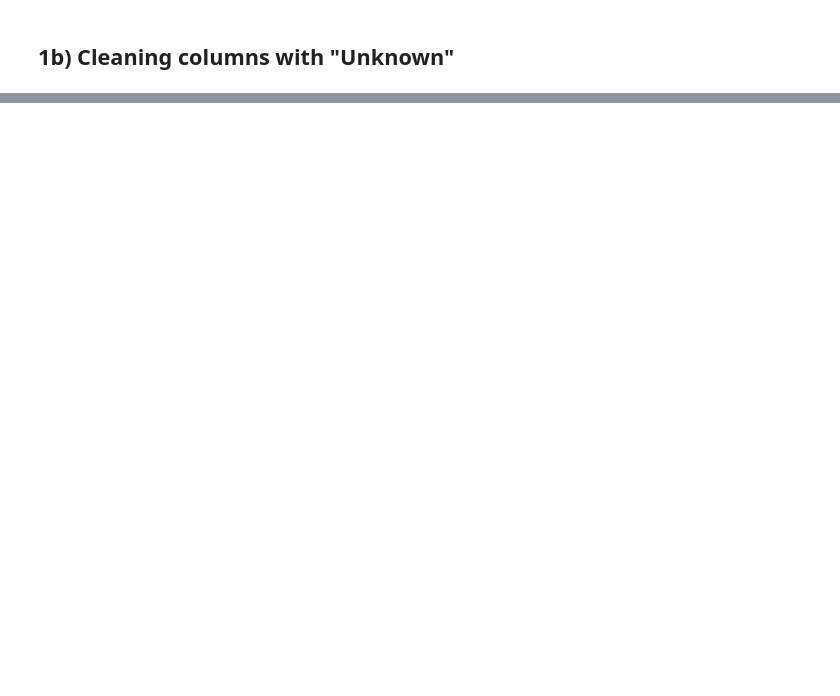
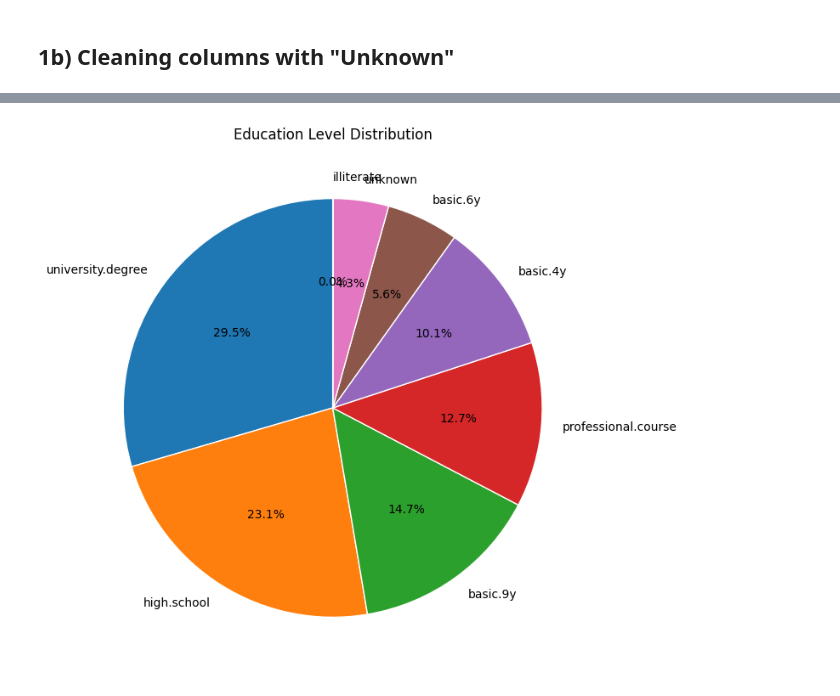
Before and after one commit to axforce100/AI-SOLUTION-DEVELOPMENT-PROJECT, a Jupyter notebook: src/edajx.ipynb, the cells around one changed output, grey strips where cells are left out. Cells and saved outputs as stored; diff of their text form; code cells hidden in the pictures; blank space fills up the shorter version.

```diff
--- a/src/edajx.ipynb
+++ b/src/edajx.ipynb
@@ -170,0 +242,24 @@ df
+# %%
+# Standardize education levels by grouping similar categories
+# The original dataset contains granular education levels (basic.4y, basic.6y,
+# professional.course, university.degree, etc.).
+# These categories are too detailed and inconsistent, so we map them into broader
+# (basic.4y/6y/9y) → Basic. This reduces noise and makes analysis easier.
+
+# Count occurrences of each education level
+edu_counts = df["Education Level"].value_counts()
+
+# Plot pie chart
+plt.figure(figsize=(8, 8))
+plt.pie(
+    edu_counts,
+    labels=edu_counts.index,
+    autopct="%1.1f%%",
+    startangle=90,
+    wedgeprops={'edgecolor': 'white'}
+)
+
+plt.title("Education Level Distribution")
+plt.show()
+# %% [output]
+[figure, added]
```
Also changed, not shown: parts of 15 cells of this notebook.
